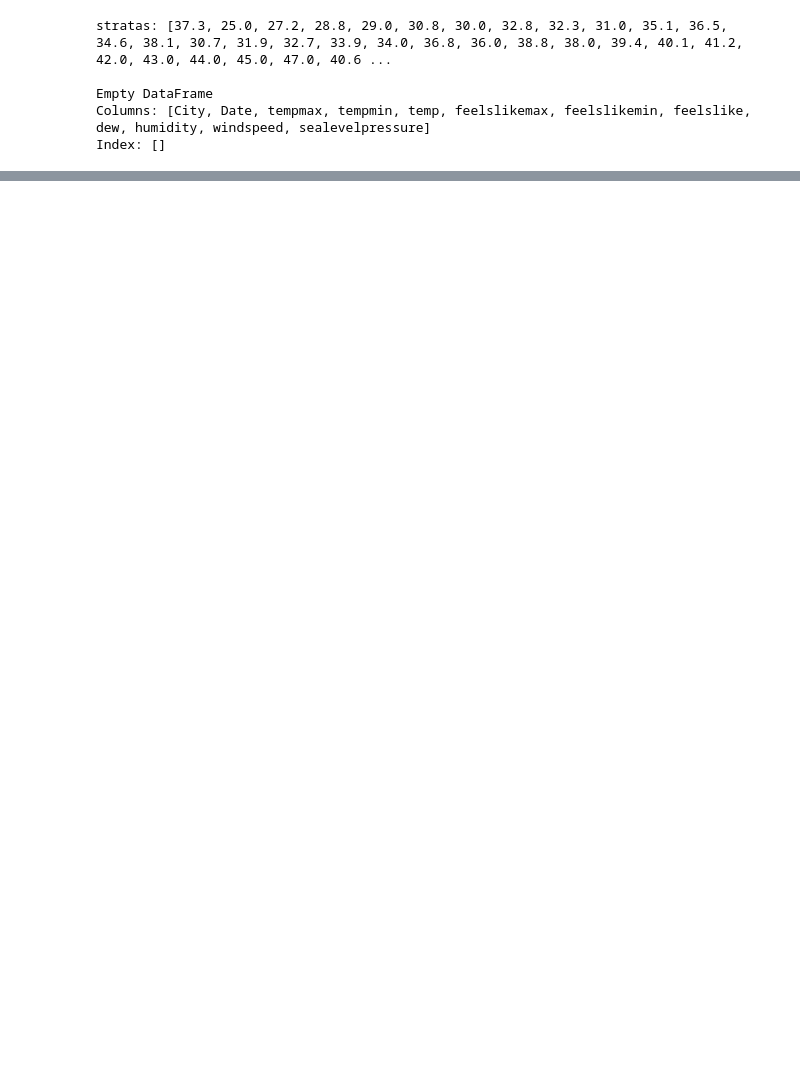
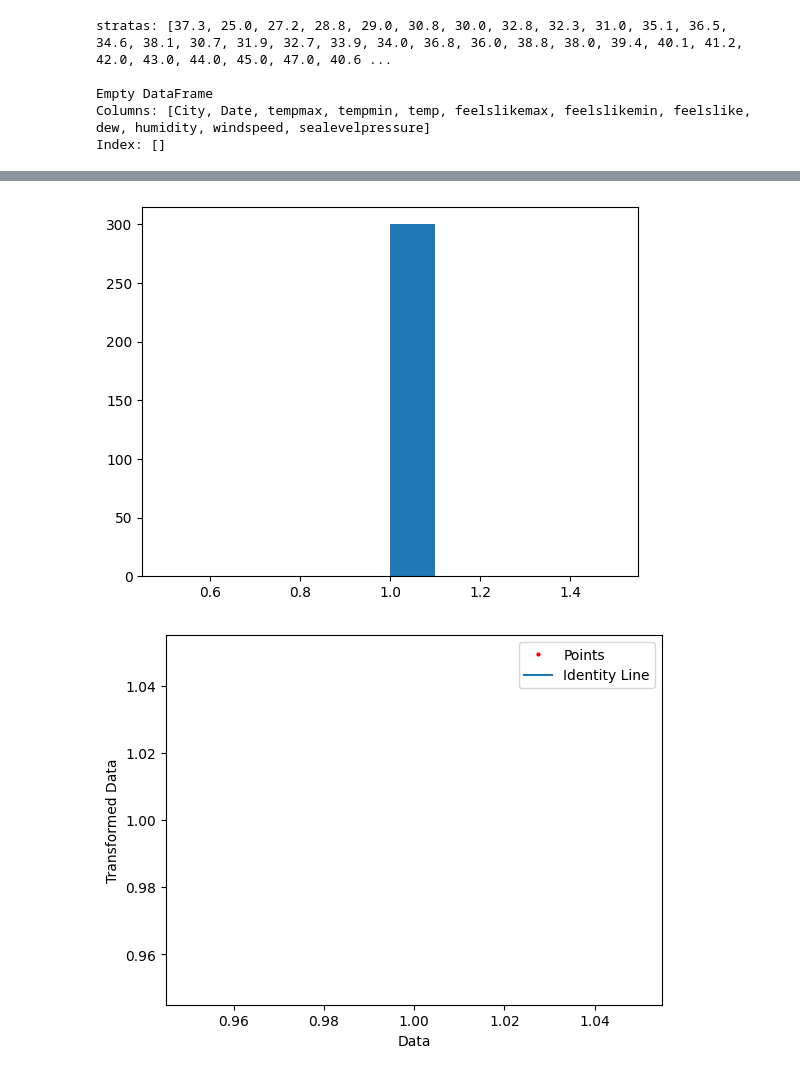
Before and after one commit to namita-ach/SDS-HW, a Jupyter notebook: Summary_statistics.ipynb, the cells around one changed output, grey strips where cells are left out. Drawn from its saved outputs; the diff is of its cells as text; code cells hidden in the pictures; blank space fills up the shorter version.

```diff
--- a/Summary_statistics.ipynb
+++ b/Summary_statistics.ipynb
@@ -588,0 +678,4 @@ Index: []
+# %%
+#Trying to normalize the random sample
+data_norm = stats.norm(loc=data.mean(), scale=data.std()).cdf(temp_info)
+data_norm
@@ -588,0 +701,7 @@ Index: []
+# %%
+plt.hist(data_norm)
+plt.show()
+npp2(data_norm)
+# %% [output]
+[figure, added]
+[figure, added]
```
Also changed, not shown: parts of 15 cells of this notebook.
